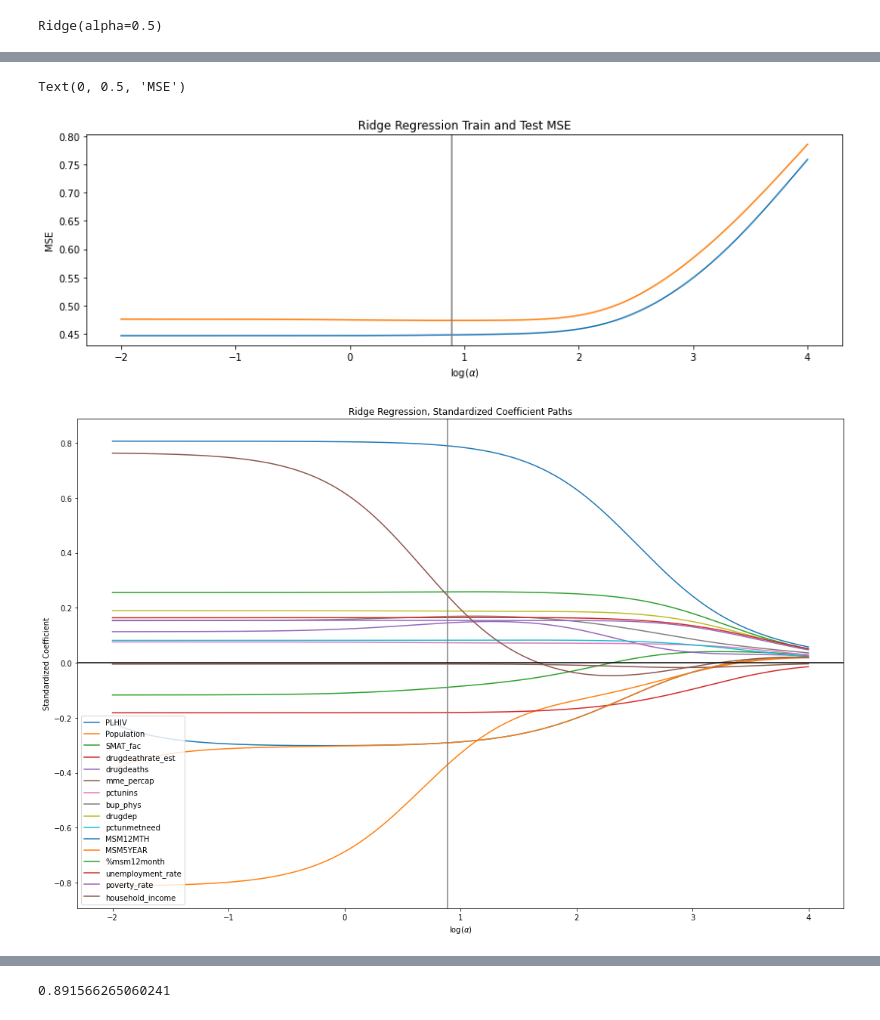
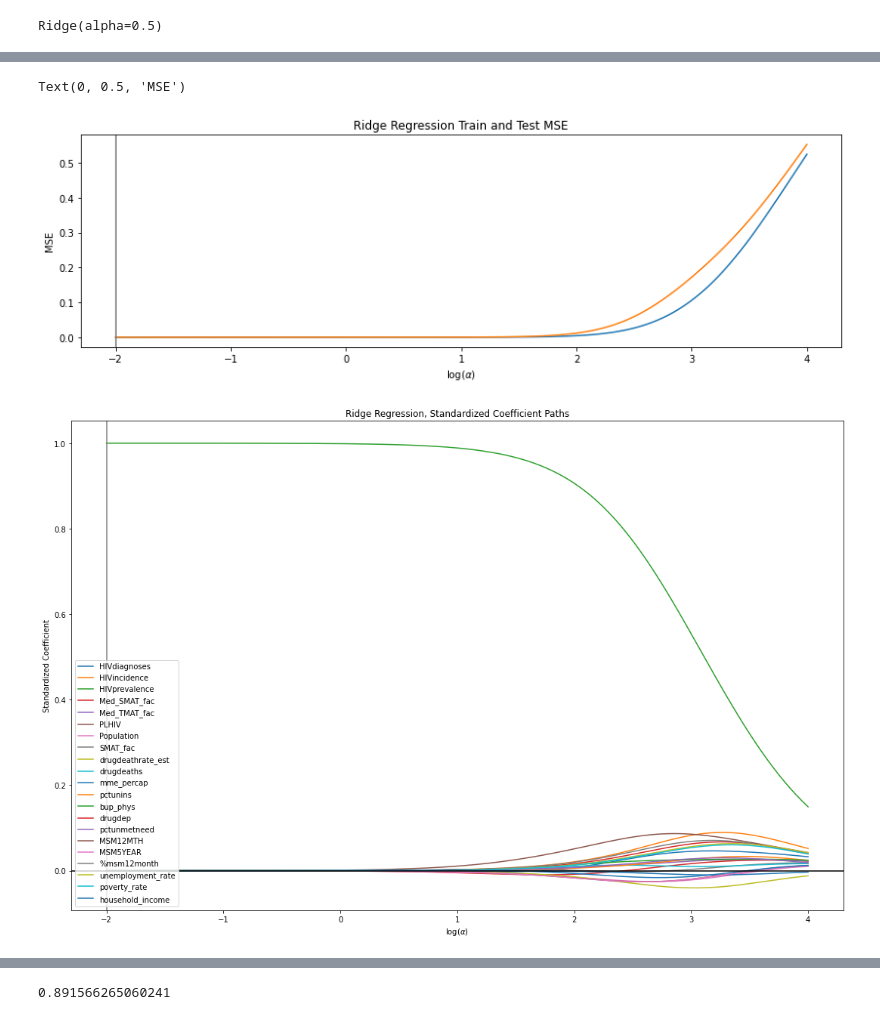
Before and after one commit to lraganit-star/regression_case_study, a Jupyter notebook: lasso_pval.ipynb, the cells around one changed output, grey strips where cells are left out. Drawn from its saved outputs; the diff is of its cells as text; code cells hidden in the pictures.

Commit message:
images

```diff
--- a/lasso_pval.ipynb
+++ b/lasso_pval.ipynb
@@ -78,7 +77,7 @@ X
 X_train, X_test, y_train, y_test = train_test_split(X, y, test_size=0.25, random_state=154, shuffle=True)
 # %%
 ridge = Ridge(alpha=0.5)
-ridge.fit(X_train.iloc[:,5:], y_train)
+ridge.fit(X_train, y_train)
 # %% [output]
 Ridge(alpha=0.5)
 # %%
@@ -194,7 +193,7 @@ def train_at_various_alphas(X, y, model, alphas, n_folds=10, **kwargs):
 ridge_alphas = np.logspace(-2, 4, num=250)
 
 ridge_cv_errors_train, ridge_cv_errors_test = train_at_various_alphas(
-    X_train.iloc[:,5:].values, y_train.values, Ridge, ridge_alphas)
+    X_train.values, y_train.values, Ridge, ridge_alphas)
 # %%
 ridge_cv_errors_train
 # %% [output]
@@ -248,37 +247,37 @@ ax.set_ylabel("MSE")
 #plt.savefig('ridge_regression_train_test_MSE.png')
 # %% [output]
 Text(0, 0.5, 'MSE')
-[figure, old version]
+[figure, new version]
 # %%
 ridge_models = []
 
 for alpha in ridge_alphas:
     scaler = XyScaler()
-    scaler.fit(X_train.iloc[:,5:].values, y_train.values)
-    X_train_std, y_train_std = scaler.transform(X_train.iloc[:,5:].values, y_train.values)
+    scaler.fit(X_train.values, y_train.values)
+    X_train_std, y_train_std = scaler.transform(X_train.values, y_train.values)
     ridge = Ridge(alpha=alpha)
     ridge.fit(X_train_std, y_train_std)
     ridge_models.append(ridge)
 # %%
-paths = pd.DataFrame(np.empty(shape=(len(ridge_alphas), len(X_train.iloc[:,5:].columns))),
-                     index=ridge_alphas, columns=X_train.iloc[:,5:].columns)
+paths = pd.DataFrame(np.empty(shape=(len(ridge_alphas), len(X_train.columns))),
+                     index=ridge_alphas, columns=X_train.columns)
 
 for idx, model in enumerate(ridge_models):
     paths.iloc[idx] = model.coef_
 # %%
 fig, ax = plt.subplots(figsize=(15, 10))
 
-for column in X_train.iloc[:,5:].columns:
+for column in X_train.columns:
     path = paths.loc[:, column]
     ax.plot(np.log10(ridge_alphas), path, label=column)
 ax.axvline(np.log10(ridge_optimal_alpha), color='grey')
 ax.axhline(0,color = 'k')
 ax.legend(loc='lower left')
 ax.set_title("Ridge Regression, Standardized Coefficient Paths")
 ax.set_xlabel(r"$\log(\alpha)$")
 ax.set_ylabel("Standardized Coefficient")
 plt.tight_layout()
 #plt.savefig('images/ridge_regression_standard_coefficient_paths.png')
 # %% [output]
-[figure, old version]
+[figure, new version]
 # %%
```
Also changed, not shown: parts of 13 cells of this notebook, 4 other files.
